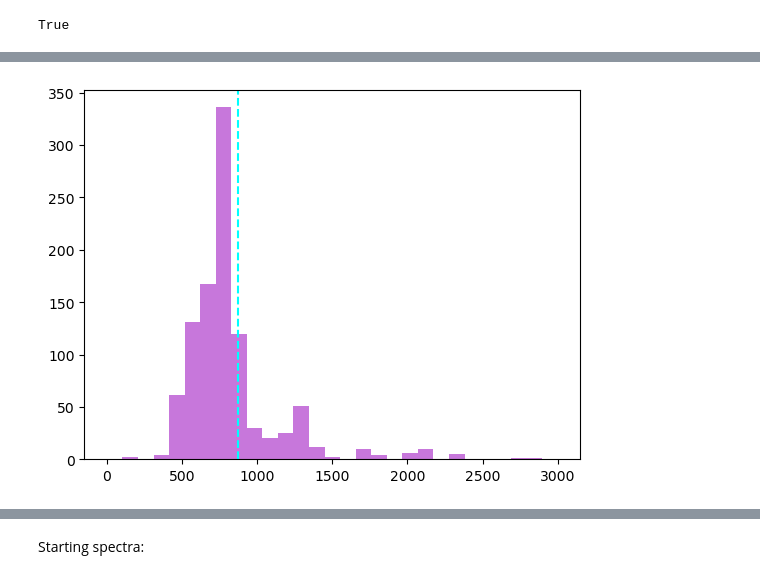
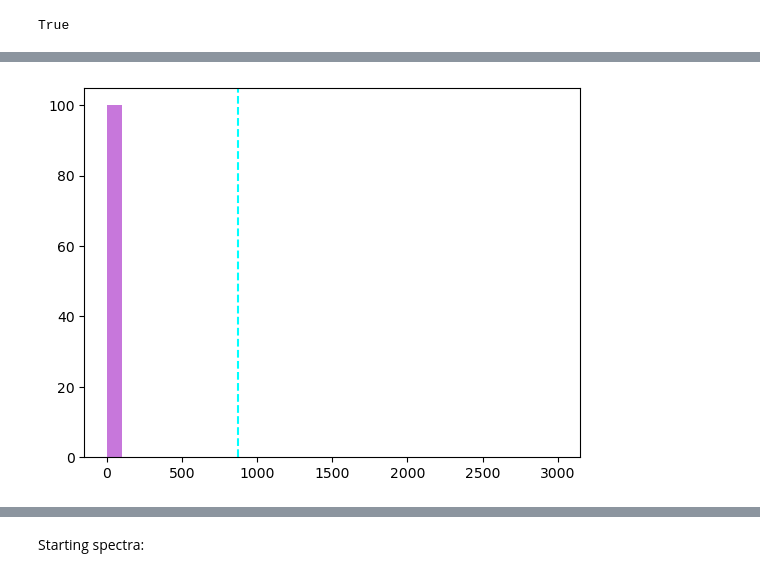
Before and after one commit to criswellalexander/pelargir-gb, a Jupyter notebook: prototype-notebooks/pelargir-v21-broad-error-test.ipynb, the cells around one changed output, grey strips where cells are left out. Saved outputs shown, nothing was run; the diff lists cells and outputs as text; code cells hidden in the pictures.

```diff
--- a/prototype-notebooks/pelargir-v21-broad-error-test.ipynb
+++ b/prototype-notebooks/pelargir-v21-broad-error-test.ipynb
@@ -232,4 +254,4 @@ ensemble.get_chain_supplemental(temp_index=0)['model_0']['Nres'].shape
 # %%
-plot_Nres_hist(ensemble,datadict,bins=np.linspace(0,3000,30),temp_index=2)#,showtrue=False)
+plot_Nres_hist(ensemble,datadict,bins=np.linspace(0,3000,30),temp_index=0)#,showtrue=False)
 # %% [output]
-[figure, old version]
+[figure, new version]
```
Also changed, not shown: parts of 14 cells of this notebook, 1 other file.
